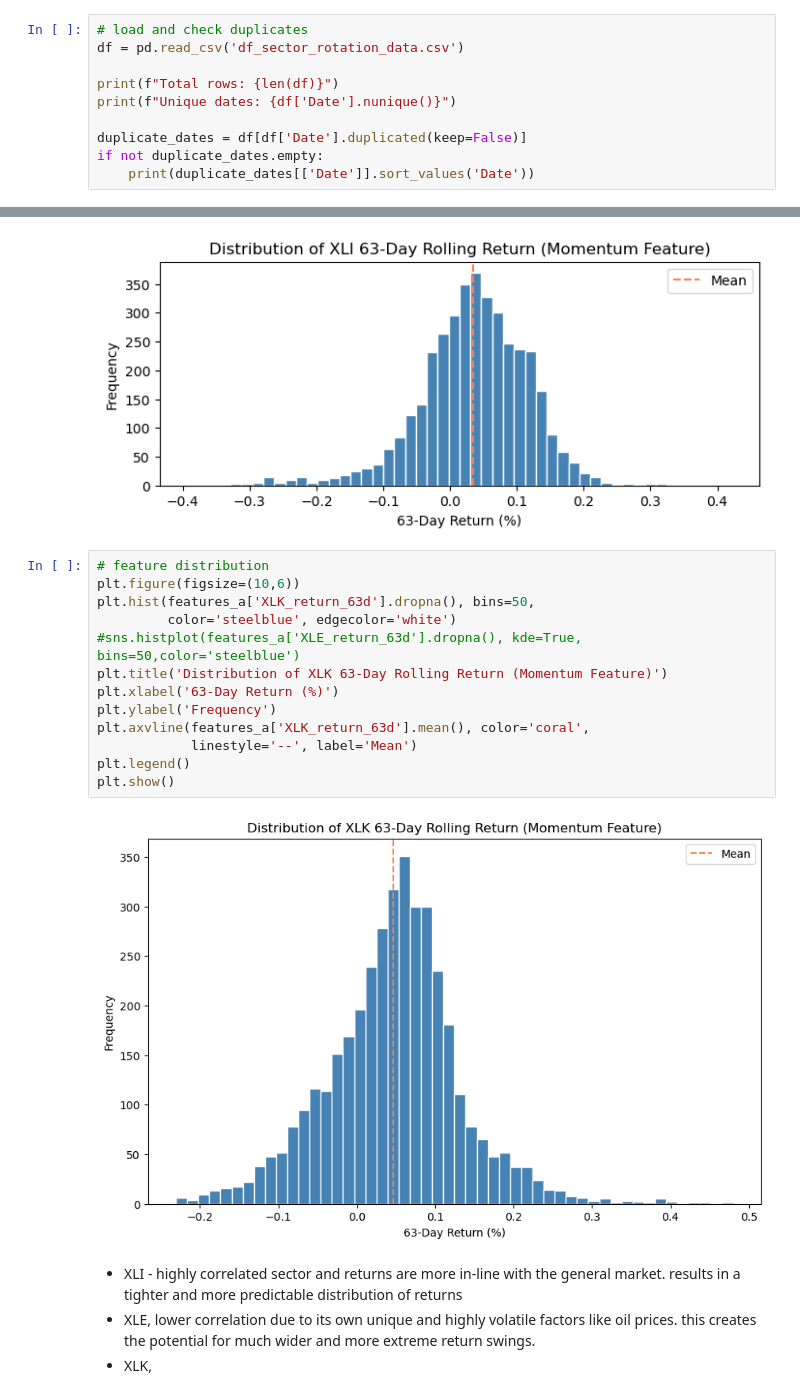
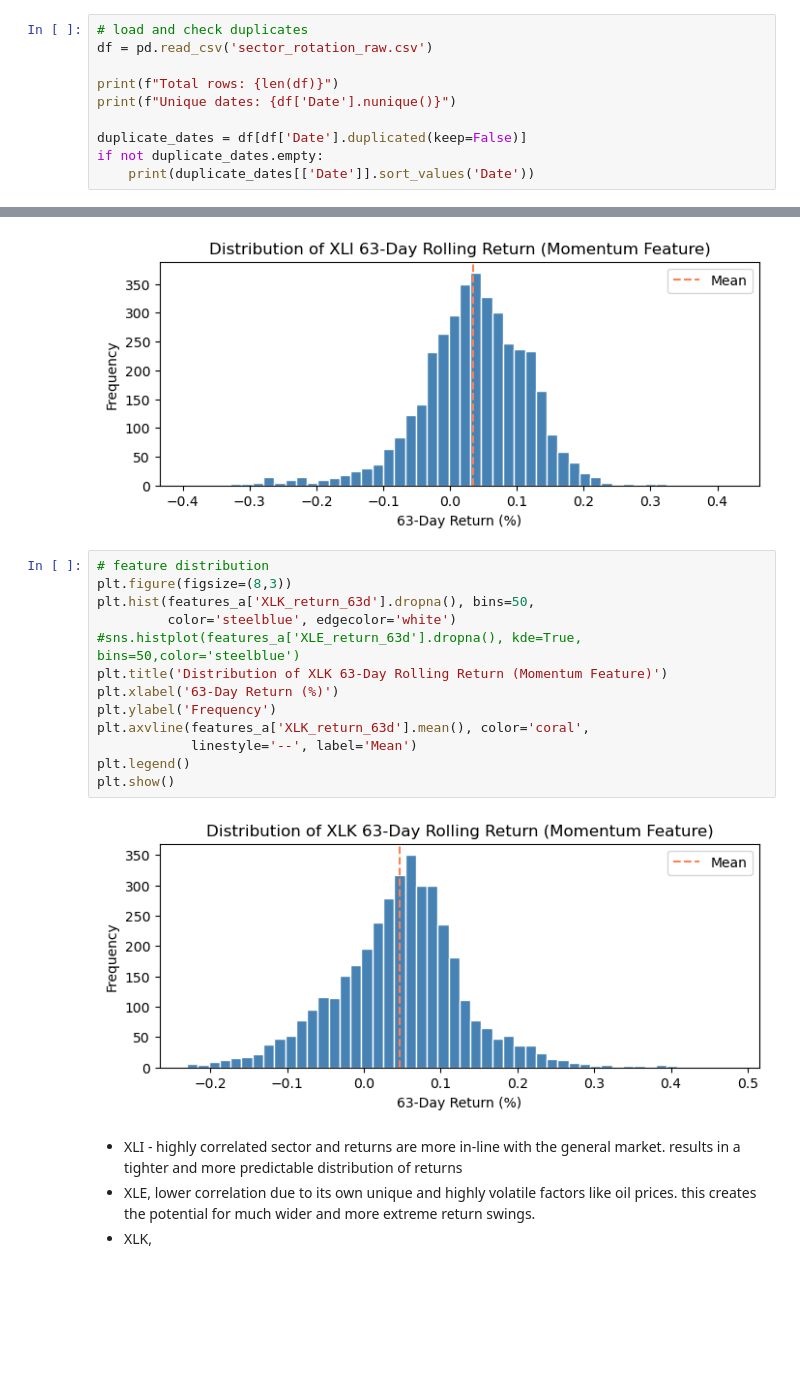
Before and after one commit to thishan1036/quantitative-sector-rotation, a Jupyter notebook: youngHan_sector_rotation.ipynb, the cells around one changed output, grey strips where cells are left out. Saved outputs shown, nothing was run; the diff lists cells and outputs as text; blank space fills up the shorter version.

```diff
--- a/youngHan_sector_rotation.ipynb
+++ b/youngHan_sector_rotation.ipynb
@@ -560,7 +555,7 @@ df_data.to_csv('df_sector_rotation_data.csv')
 ### Feature set engineering
 # %%
 # load and check duplicates
-df = pd.read_csv('df_sector_rotation_data.csv')
+df = pd.read_csv('sector_rotation_raw.csv')
 
 print(f"Total rows: {len(df)}")
 print(f"Unique dates: {df['Date'].nunique()}")
@@ -748,19 +743,19 @@ plt.show()
 [figure]
 # %%
 # feature distribution
-plt.figure(figsize=(10,6))
+plt.figure(figsize=(8,3))
 plt.hist(features_a['XLK_return_63d'].dropna(), bins=50,
          color='steelblue', edgecolor='white')
 #sns.histplot(features_a['XLE_return_63d'].dropna(), kde=True, bins=50,color='steelblue')
 plt.title('Distribution of XLK 63-Day Rolling Return (Momentum Feature)')
 plt.xlabel('63-Day Return (%)')
 plt.ylabel('Frequency')
 plt.axvline(features_a['XLK_return_63d'].mean(), color='coral',
             linestyle='--', label='Mean')
 plt.legend()
 plt.show()
 # %% [output]
-[figure, old version]
+[figure, new version]
 # %% [markdown]
 - XLI - highly correlated sector and returns are more in-line with the general market. results in a tighter and more predictable distribution of returns
 - XLE, lower correlation due to its own unique and highly volatile factors like oil prices. this creates the potential for much wider and more extreme return swings.
```
Also changed, not shown: parts of 41 cells of this notebook.
